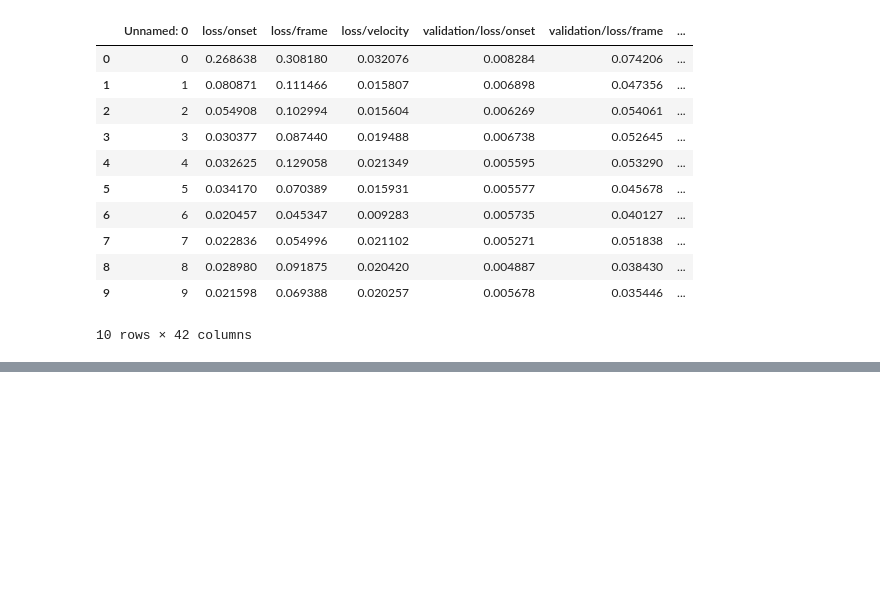
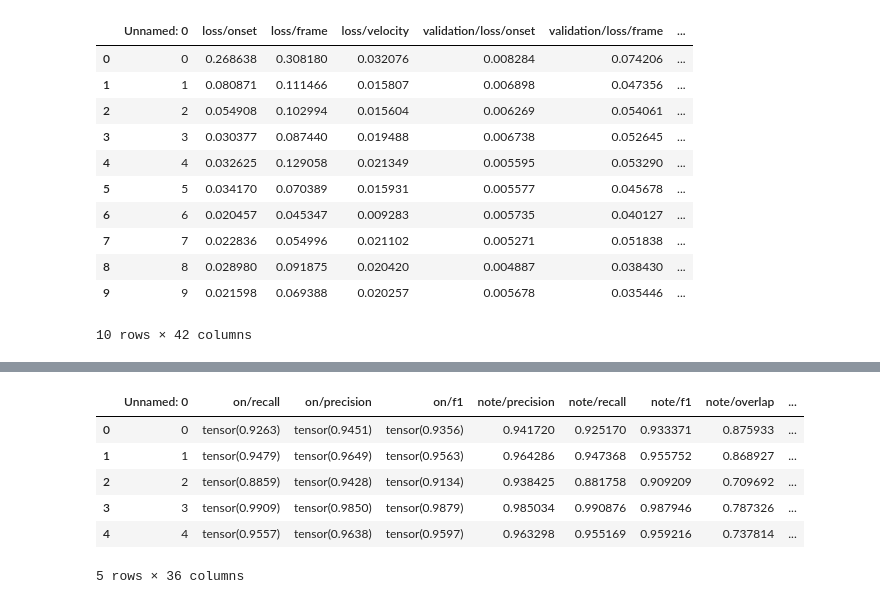
Before and after one commit to WX-Wei/HPPNet, a Jupyter notebook: result_data_process.ipynb, the cells around one changed output, grey strips where cells are left out. Cells and saved outputs as stored; diff of their text form; code cells hidden in the pictures; blank space fills up the shorter version.

Commit message:
save result of each wav to csv when evaluate.

```diff
--- a/result_data_process.ipynb
+++ b/result_data_process.ipynb
@@ -95,0 +146,12 @@ df.head(10)
+# %%
+import pandas as pd
+df = pd.read_csv('/home/fd-lamt-02/vvx/piano_transcription_0412/runs/transcriber-220427-092150_conversions/model-100000_evaluate/MAESTRO/test/metrics_result.csv')
+df.head()
+# %% [output]
+|  | Unnamed: 0 | on/recall | on/precision | on/f1 | note/precision | note/recall | note/f1 | note/overlap | ... |
+| 0 | 0 | tensor(0.9263) | tensor(0.9451) | tensor(0.9356) | 0.941720 | 0.925170 | 0.933371 | 0.875933 | ... |
+| 1 | 1 | tensor(0.9479) | tensor(0.9649) | tensor(0.9563) | 0.964286 | 0.947368 | 0.955752 | 0.868927 | ... |
+| 2 | 2 | tensor(0.8859) | tensor(0.9428) | tensor(0.9134) | 0.938425 | 0.881758 | 0.909209 | 0.709692 | ... |
+| 3 | 3 | tensor(0.9909) | tensor(0.9850) | tensor(0.9879) | 0.985034 | 0.990876 | 0.987946 | 0.787326 | ... |
+| 4 | 4 | tensor(0.9557) | tensor(0.9638) | tensor(0.9597) | 0.963298 | 0.955169 | 0.959216 | 0.737814 | ... |
+5 rows × 36 columns
```
Also changed, not shown: parts of 32 cells of this notebook, 1 other file.
